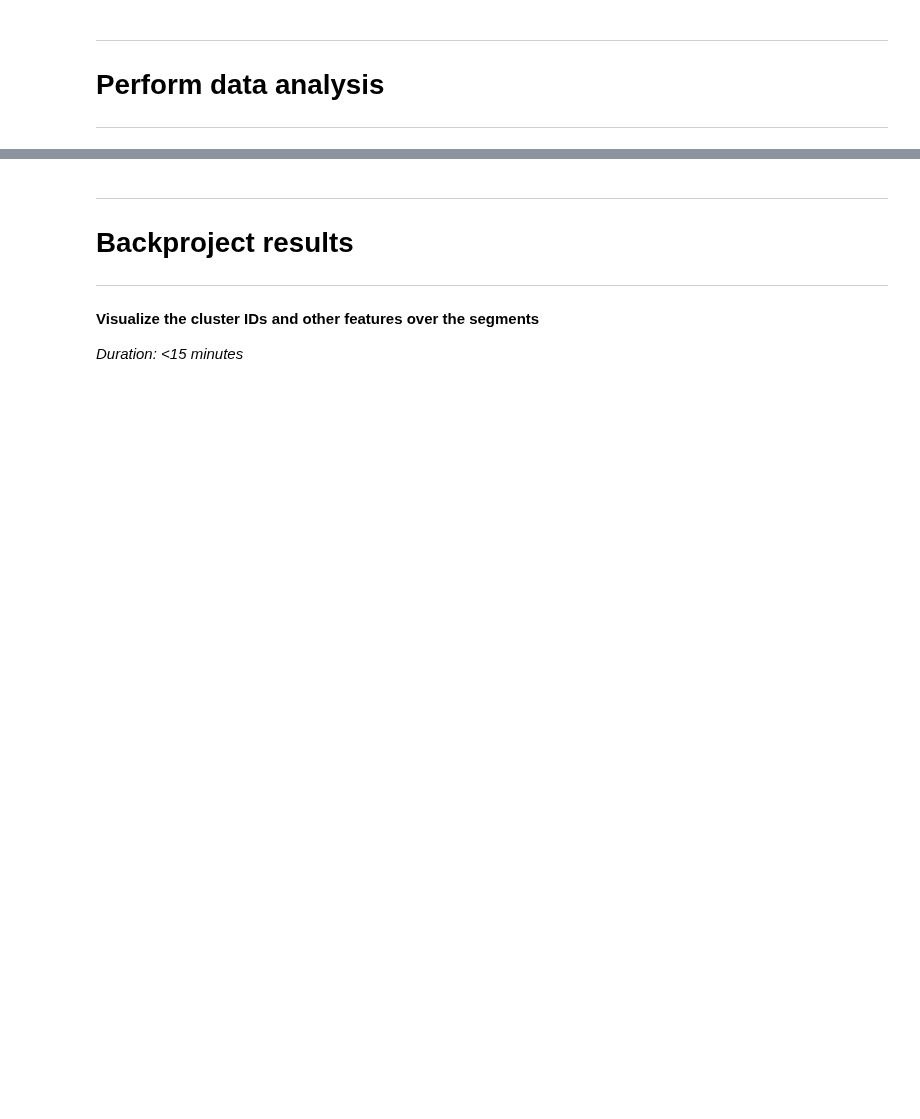
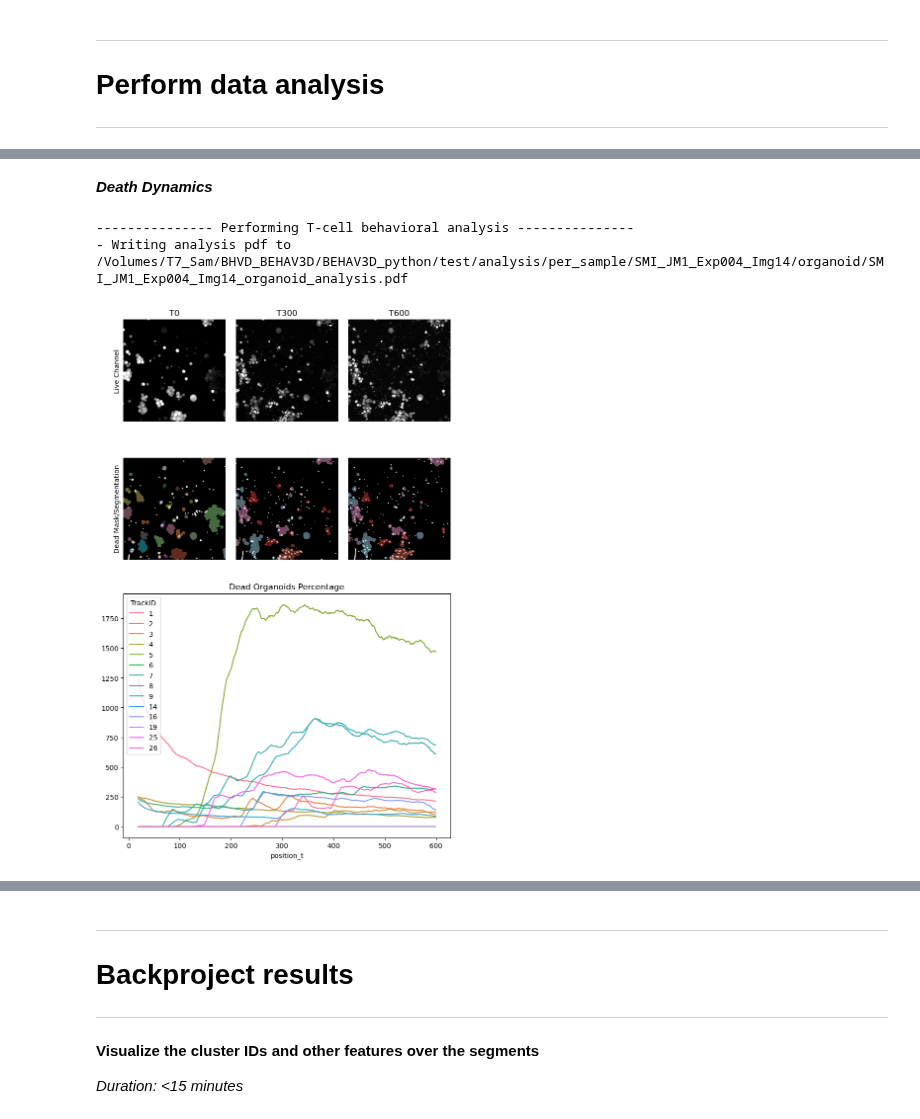
Before and after one commit to imAIgene-Dream3D/BEHAV3D, a Jupyter notebook: notebooks/run_behav3d.ipynb, the cells around one changed output, grey strips where cells are left out. Drawn from its saved outputs; the diff is of its cells as text; code cells hidden in the pictures; blank space fills up the shorter version.

Commit message:
Added first part analysis of Organoid Death Dynamics

```diff
--- a/notebooks/run_behav3d.ipynb
+++ b/notebooks/run_behav3d.ipynb
@@ -44,10 +45,10 @@ Checks the supplied metadata .csv for:
 - Do the paths supplied per row exist?
 # %%
 ### Path for the output files generated by the pipeline
-output_dir = r"/Volumes/T7_Sam/BHVD_BEHAV3D/BEHAV3D_python/test_windows"
+output_dir = r"/Volumes/T7_Sam/BHVD_BEHAV3D/BEHAV3D_python/test"
 ### Path to the metadata csv that contains experiment specific information
 # metadata_csv_path = r"/Volumes/T7_Sam/BHVD_BEHAV3D/BEHAV3D_python/metadata_multitest.csv"
-metadata_csv_path = r"/Volumes/T7_Sam/BHVD_BEHAV3D/BEHAV3D_python/metadata_windows.csv"
+metadata_csv_path = r"/Volumes/T7_Sam/BHVD_BEHAV3D/BEHAV3D_python/metadata.csv"
 
 #####################################################
 ################ Filter parameters ##################
@@ -55,13 +56,13 @@ metadata_csv_path = r"/Volumes/T7_Sam/BHVD_BEHAV3D/BEHAV3D_python/metadata_windo
 
 ### Maximum length of experiment (all timepoints this timepoint after will be removed)
 ######### Change this if your quality of imaging significantly reduces after a certain timepoint
-tcell_exp_duration = 300
+exp_duration = None
 ### Minimum track length to take into analysis. Filters out tracks shorter than this value
 ######### For example removes tracks for segmentation or tracking errors
-tcell_min_track_length = 30
+tcell_min_track_length = None
 ### Maximum track length to take into analysis. Cut longer tracks to the length defined below
 ######### Shortens tracks so that tracks of same length could be compared
-tcell_max_track_length = 100
+tcell_max_track_length = None
 
 #########################################################
 ### (Optional) parameters for behavioural clustering  ###
@@ -368,0 +320,11 @@ CART_WT1
+# %% [markdown]
+***Death Dynamics*** <br>
+# %%
+df_tracks_clustered = run_organoid_analysis(
+    output_dir=output_dir,
+    dead_perc_threshold=0.03
+    )
+# %% [output]
+--------------- Performing T-cell behavioral analysis ---------------
+- Writing analysis pdf to /Volumes/T7_Sam/BHVD_BEHAV3D/BEHAV3D_python/test/analysis/per_sample/SMI_JM1_Exp004_Img14/organoid/SMI_JM1_Exp004_Img14_organoid_analysis.pdf
+[figure, added]
```
Also changed, not shown: parts of 17 cells of this notebook, 7 other files.
